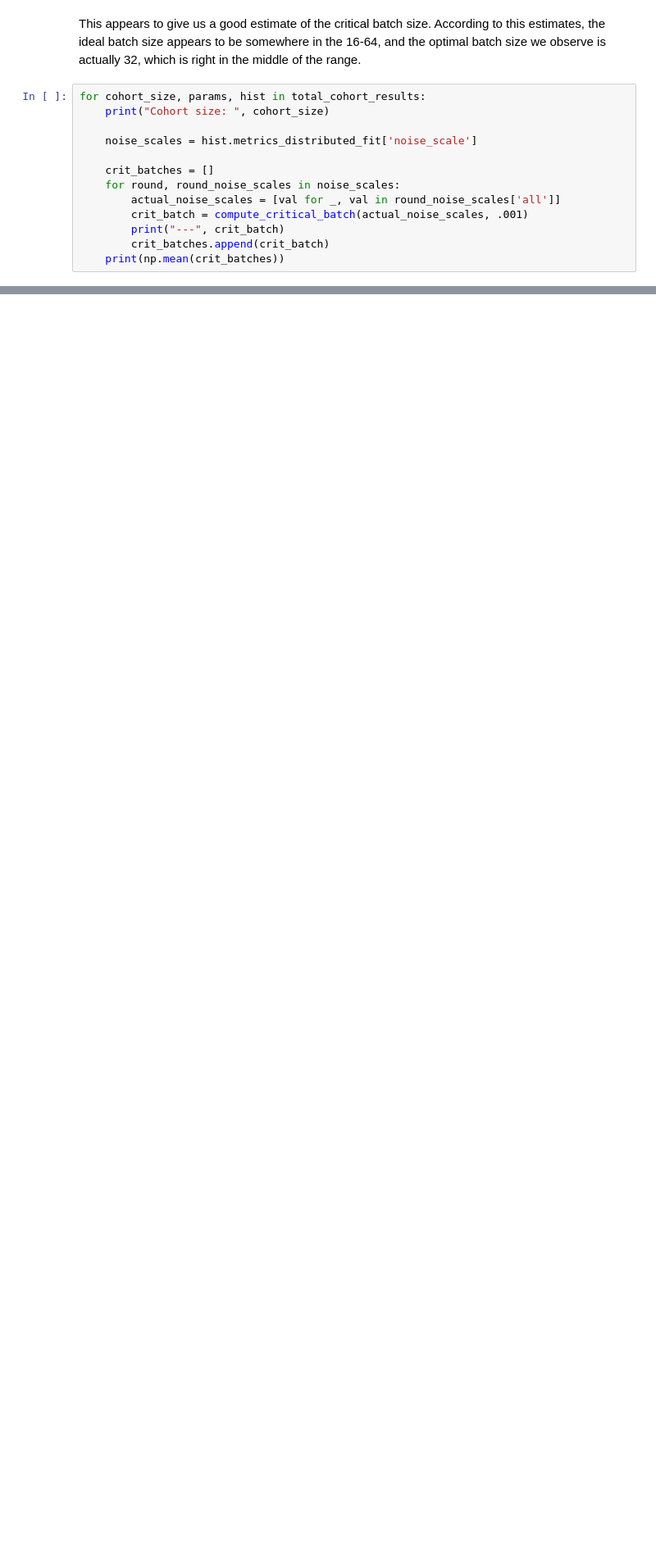
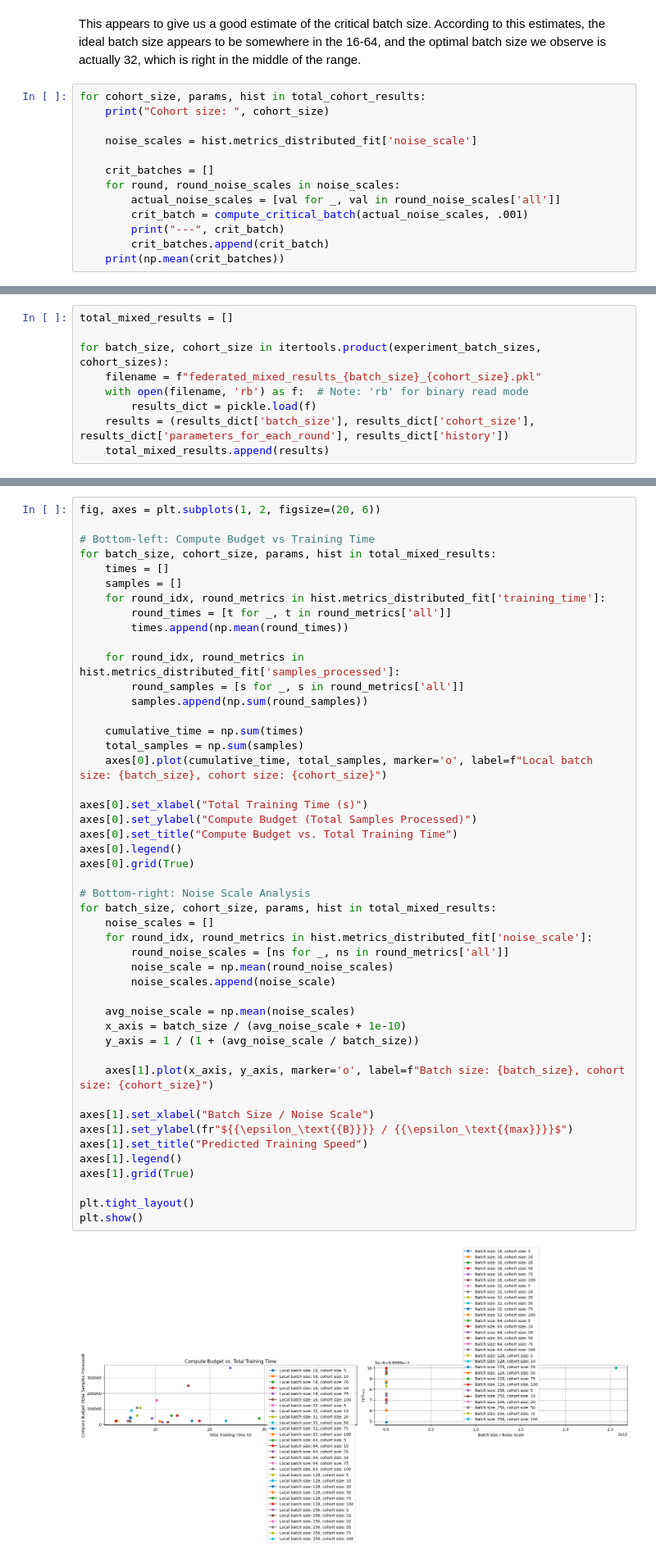
Before and after one commit to Lourencom/L361-FL-project, a Jupyter notebook: main.ipynb, the cells around one changed output, grey strips where cells are left out. Shown at 82% size. Cells and saved outputs as stored; diff of their text form; blank space fills up the shorter version.

Commit message:
experiments overnight

```diff
--- a/main.ipynb
+++ b/main.ipynb
@@ -616,0 +617,9 @@ for cohort_size, params, hist in total_cohort_results:
+# %%
+total_mixed_results = []
+
+for batch_size, cohort_size in itertools.product(experiment_batch_sizes, cohort_sizes):
+    filename = f"federated_mixed_results_{batch_size}_{cohort_size}.pkl"
+    with open(filename, 'rb') as f:  # Note: 'rb' for binary read mode
+        results_dict = pickle.load(f)
+    results = (results_dict['batch_size'], results_dict['cohort_size'], results_dict['parameters_for_each_round'], results_dict['history'])
+    total_mixed_results.append(results)
@@ -616,0 +681,49 @@ for cohort_size, params, hist in total_cohort_results:
+# %%
+fig, axes = plt.subplots(1, 2, figsize=(20, 6))
+
+# Bottom-left: Compute Budget vs Training Time
+for batch_size, cohort_size, params, hist in total_mixed_results:
+    times = []
+    samples = []
+    for round_idx, round_metrics in hist.metrics_distributed_fit['training_time']:
+        round_times = [t for _, t in round_metrics['all']]
+        times.append(np.mean(round_times))
+
+    for round_idx, round_metrics in hist.metrics_distributed_fit['samples_processed']:
+        round_samples = [s for _, s in round_metrics['all']]
+        samples.append(np.sum(round_samples))
+
+    cumulative_time = np.sum(times)
+    total_samples = np.sum(samples)
+    axes[0].plot(cumulative_time, total_samples, marker='o', label=f"Local batch size: {batch_size}, cohort size: {cohort_size}")
+
+axes[0].set_xlabel("Total Training Time (s)")
+axes[0].set_ylabel("Compute Budget (Total Samples Processed)")
+axes[0].set_title("Compute Budget vs. Total Training Time")
+axes[0].legend()
+axes[0].grid(True)
+
+# Bottom-right: Noise Scale Analysis
+for batch_size, cohort_size, params, hist in total_mixed_results:
+    noise_scales = []
+    for round_idx, round_metrics in hist.metrics_distributed_fit['noise_scale']:
+        round_noise_scales = [ns for _, ns in round_metrics['all']]
+        noise_scale = np.mean(round_noise_scales)
+        noise_scales.append(noise_scale)
+
+    avg_noise_scale = np.mean(noise_scales)
+    x_axis = batch_size / (avg_noise_scale + 1e-10)
+    y_axis = 1 / (1 + (avg_noise_scale / batch_size))
+
+    axes[1].plot(x_axis, y_axis, marker='o', label=f"Batch size: {batch_size}, cohort size: {cohort_size}")
+
+axes[1].set_xlabel("Batch Size / Noise Scale")
+axes[1].set_ylabel(fr"${{\epsilon_\text{{B}}}} / {{\epsilon_\text{{max}}}}$")
+axes[1].set_title("Predicted Training Speed")
+axes[1].legend()
+axes[1].grid(True)
+
+plt.tight_layout()
+plt.show()
+# %% [output]
+[figure, added]
```
Also changed, not shown: parts of 6 cells of this notebook, 30 other files.
